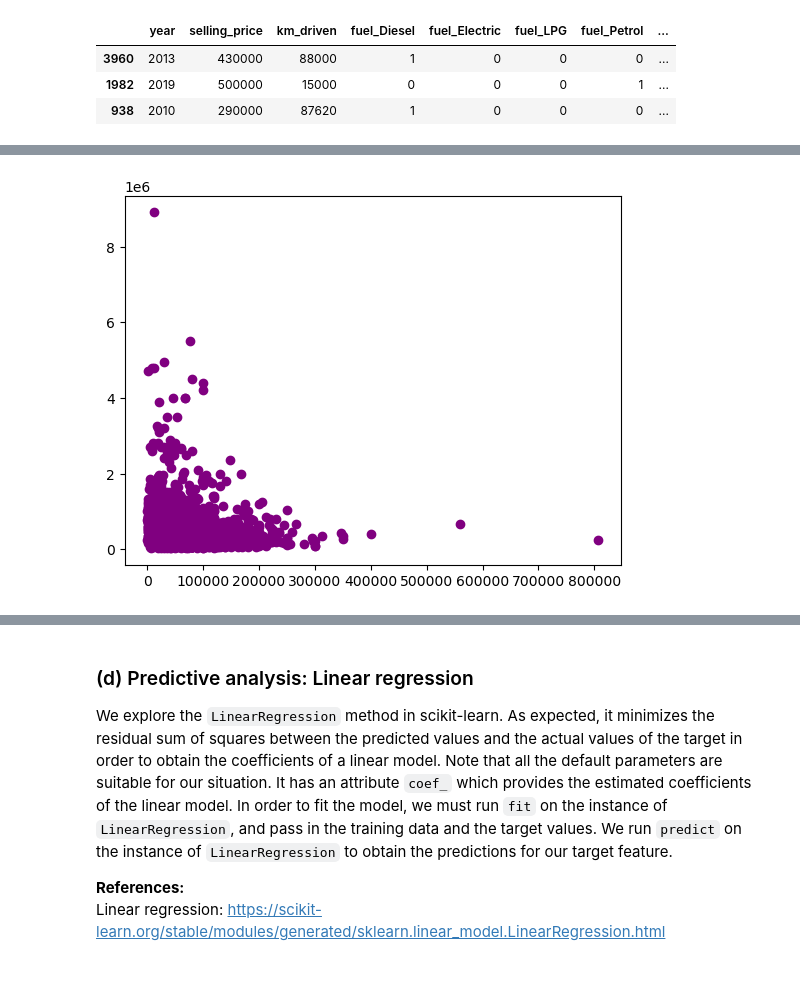
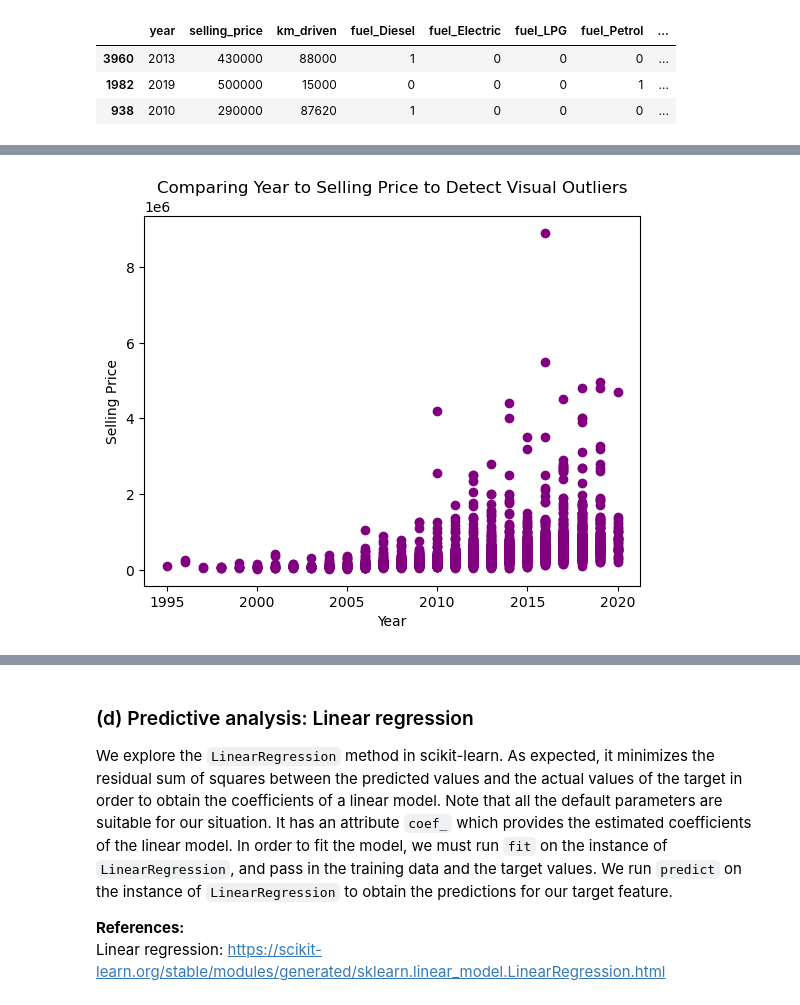
Before and after one commit to Natasa127/CSI4142-A3, a Jupyter notebook: Regression.ipynb, the cells around one changed output, grey strips where cells are left out. Saved outputs shown, nothing was run; the diff lists cells and outputs as text; code cells hidden in the pictures; blank space fills up the shorter version.

```diff
--- a/Regression.ipynb
+++ b/Regression.ipynb
@@ -397,5 +390,12 @@ plt.show()
-# %%
-plt.scatter(train['km_driven'], train['selling_price'], color="purple")
-plt.show()
-# %% [output]
-[figure, removed]
+# %%
+# Create the scatterplot of year compared to selling price
+plt.scatter(train['year'], train['selling_price'], color="purple")
+
+# Label the scatterplot
+plt.xlabel("Year")
+plt.ylabel("Selling Price")
+plt.title("Comparing Year to Selling Price to Detect Visual Outliers")
+
+plt.show()
+# %% [output]
+[figure, added]
```
Also changed, not shown: parts of 29 cells of this notebook.
